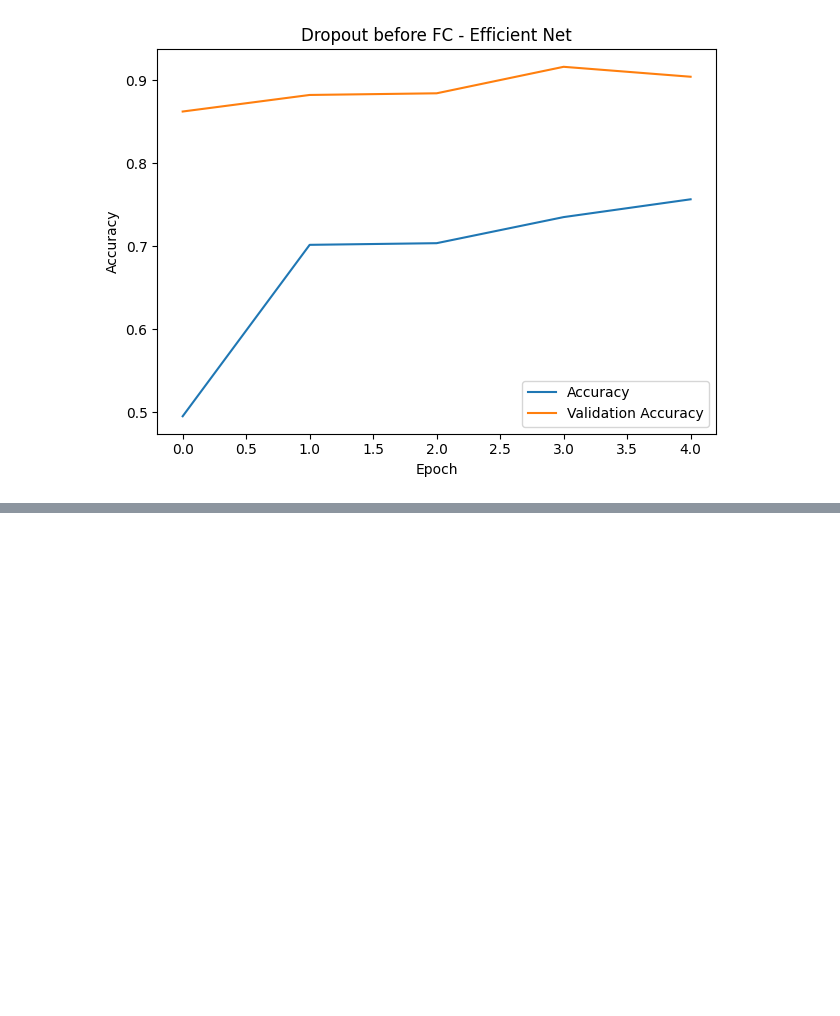
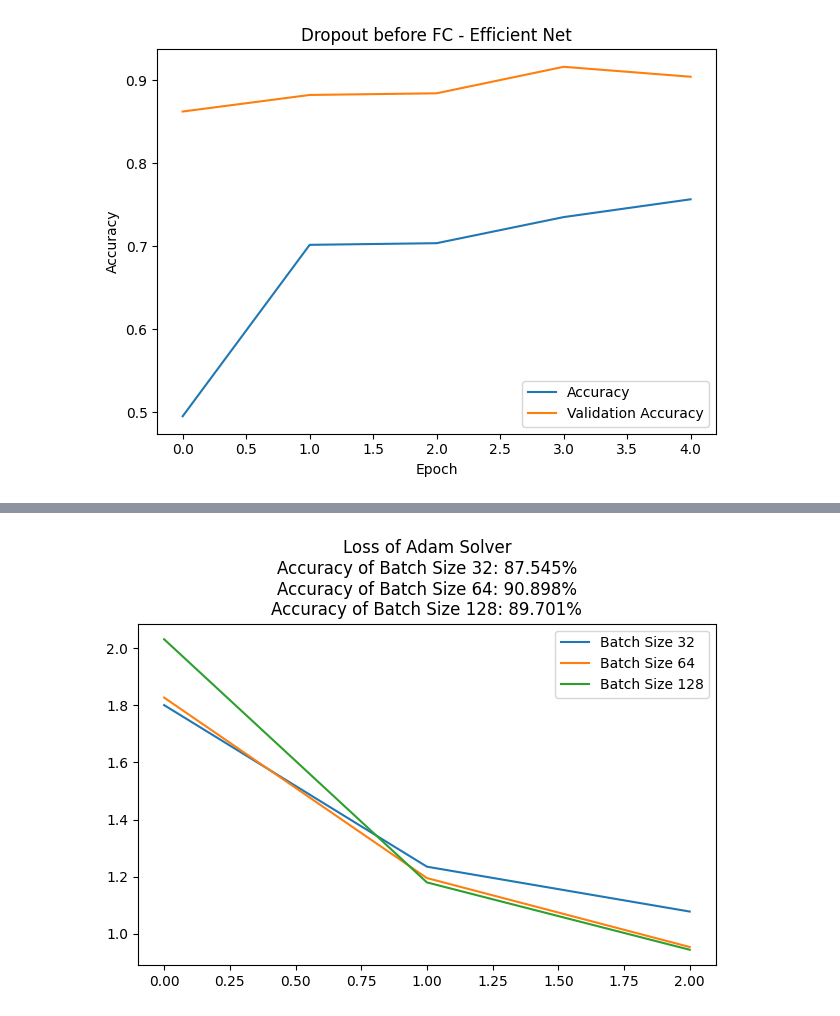
Before and after one commit to acard5meg/ece_527_assignments, a Jupyter notebook: assign_8_2_scratch.ipynb, the cells around one changed output, grey strips where cells are left out. Drawn from its saved outputs; the diff is of its cells as text; code cells hidden in the pictures; blank space fills up the shorter version.

```diff
--- a/assign_8_2_scratch.ipynb
+++ b/assign_8_2_scratch.ipynb
@@ -1311,0 +1515,15 @@ Epoch 5/5
+# %%
+acc_32, acc_64, acc_128 = batch_acc[32], batch_acc[64], batch_acc[128]
+loss_32, loss_64, loss_128 = model_val_hist[32], model_val_hist[64], model_val_hist[128]
+
+plt.plot(loss_32, label="Batch Size 32")
+plt.plot(loss_64, label="Batch Size 64")
+plt.plot(loss_128, label="Batch Size 128")
+
+plt.title(f"Loss of Adam Solver\nAccuracy of Batch Size 32: {acc_32*100:.3f}%\nAccuracy of Batch Size 64: {acc_64*100:.3f}%\nAccuracy of Batch Size 128: {acc_128*100:.3f}%")
+plt.legend()
+plt.tight_layout()
+plt.savefig("loss_adam_solver_3foldstrat.jpg")
+plt.show()
+# %% [output]
+[figure, added]
```
Also changed, not shown: parts of 10 cells of this notebook.
